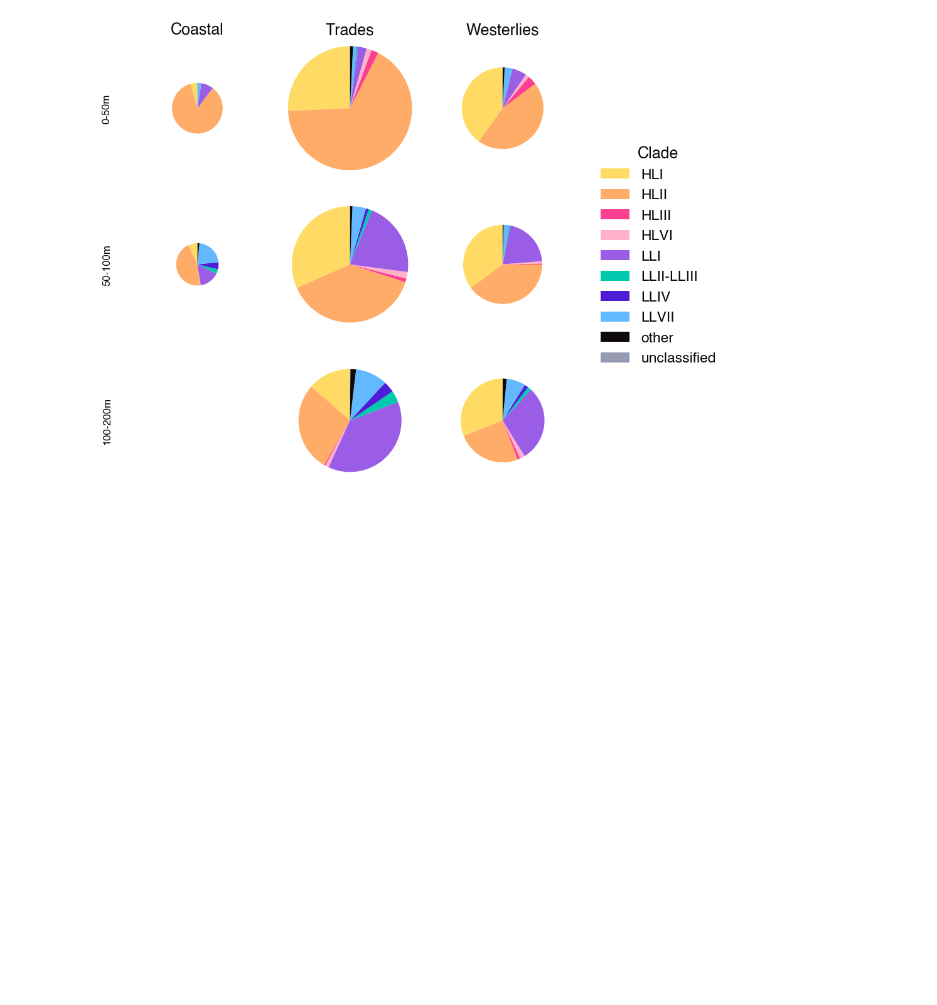
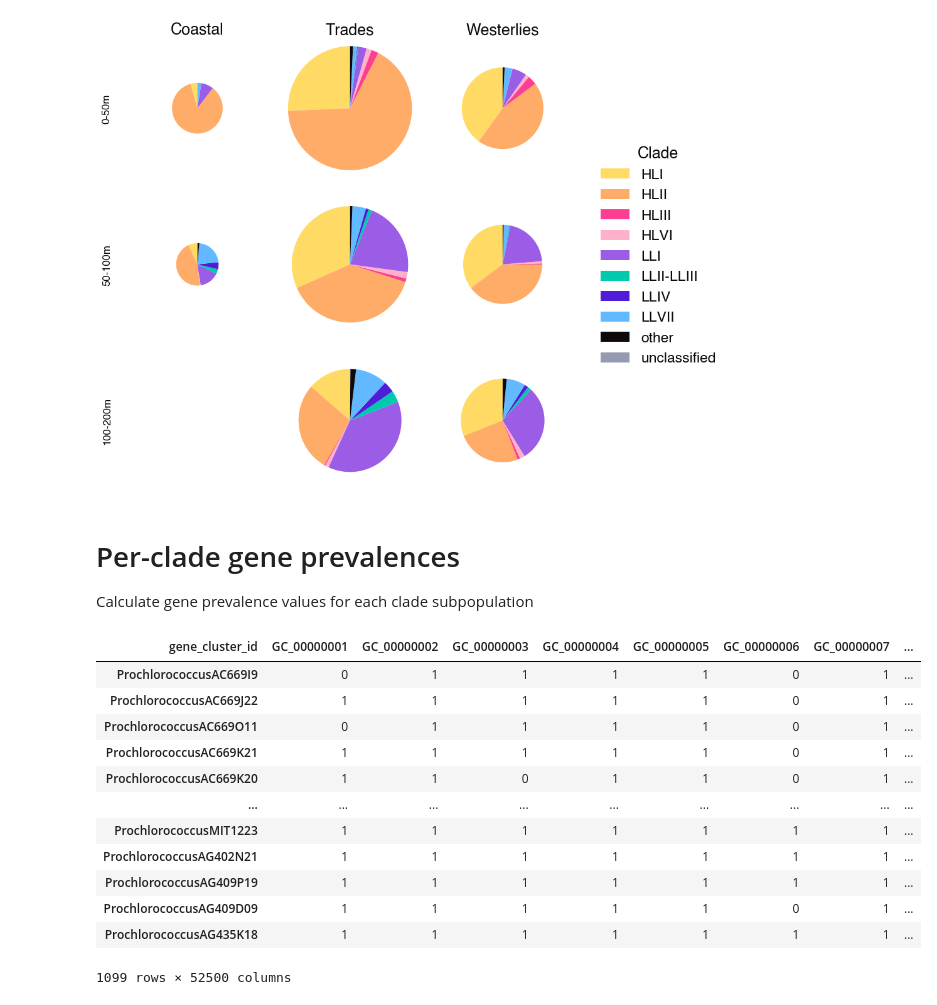
Before and after one commit to blasks/gene-prevalence, a Jupyter notebook: experiments/6-global-estimate.ipynb, the cells around one changed output. Cells and saved outputs as stored; diff of their text form; code cells hidden in the pictures; blank space fills up the shorter version.

```diff
--- a/experiments/6-global-estimate.ipynb
+++ b/experiments/6-global-estimate.ipynb
@@ -357,3 +358,37 @@ plt.tight_layout()
 plt.show()
 # %% [output]
 [figure]
+# %% [markdown]
+# Per-clade gene prevalences
+Calculate gene prevalence values for each clade subpopulation
+# %%
+# Read in the full presence/absence data
+
+# directory paths
+data_dir = project_root / "data"
+
+# presence/absence data
+pa_df = pd.read_csv(
+    data_dir / "pro_pangenome_presence_absence_data.csv",
+    index_col=0,
+).T
+
+# metadata for the genomes in the clade-balanced dataset
+genome_metadata_df = pd.read_csv(data_dir / "pro_pangenome_metadata.csv")
+completeness_series = genome_metadata_df.set_index("genome")["completeness"] / 100
+
+pa_df
+# %% [output]
+| gene_cluster_id | GC_00000001 | GC_00000002 | GC_00000003 | GC_00000004 | GC_00000005 | GC_00000006 | GC_00000007 | ... |
+| ProchlorococcusAC669I9 | 0 | 1 | 1 | 1 | 1 | 0 | 1 | ... |
+| ProchlorococcusAC669J22 | 1 | 1 | 1 | 1 | 1 | 0 | 1 | ... |
+| ProchlorococcusAC669O11 | 0 | 1 | 1 | 1 | 1 | 0 | 1 | ... |
+| ProchlorococcusAC669K21 | 1 | 1 | 1 | 1 | 1 | 0 | 1 | ... |
+| ProchlorococcusAC669K20 | 1 | 1 | 0 | 1 | 1 | 0 | 1 | ... |
+| ... | ... | ... | ... | ... | ... | ... | ... | ... |
+| ProchlorococcusMIT1223 | 1 | 1 | 1 | 1 | 1 | 1 | 1 | ... |
+| ProchlorococcusAG402N21 | 1 | 1 | 1 | 1 | 1 | 1 | 1 | ... |
+| ProchlorococcusAG409P19 | 1 | 1 | 1 | 1 | 1 | 1 | 1 | ... |
+| ProchlorococcusAG409D09 | 1 | 1 | 1 | 1 | 1 | 0 | 1 | ... |
+| ProchlorococcusAG435K18 | 1 | 1 | 1 | 1 | 1 | 1 | 1 | ... |
+1099 rows × 52500 columns
```
Also changed, not shown: parts of 8 cells of this notebook.
